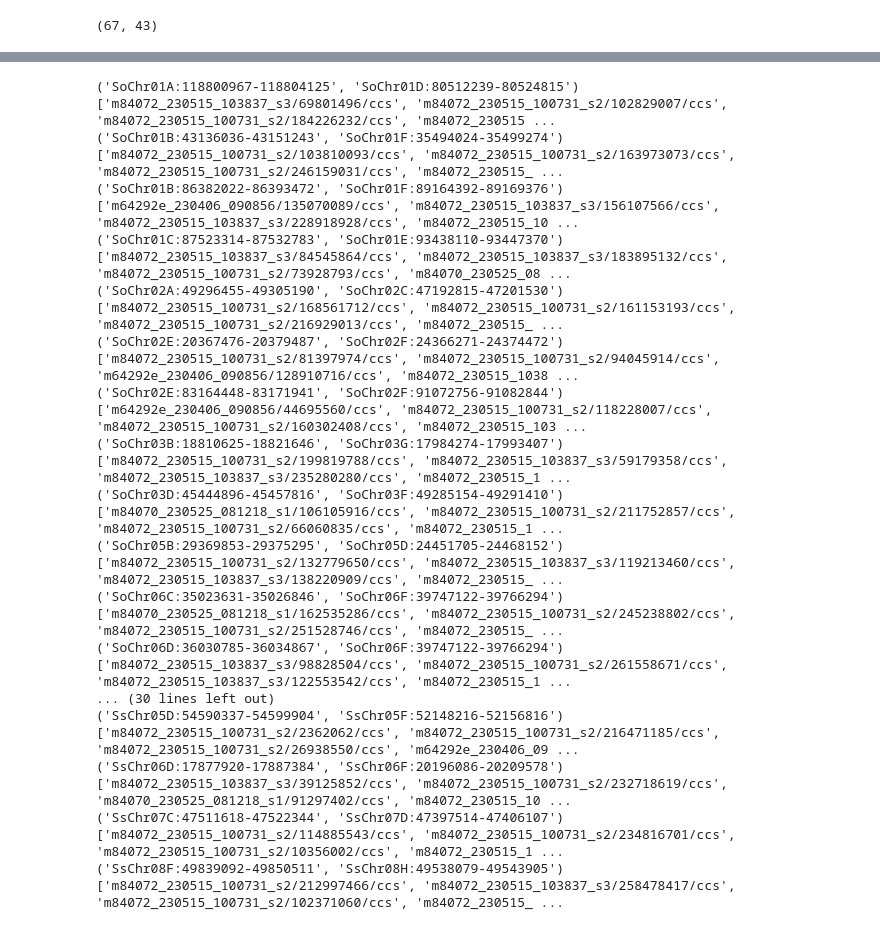
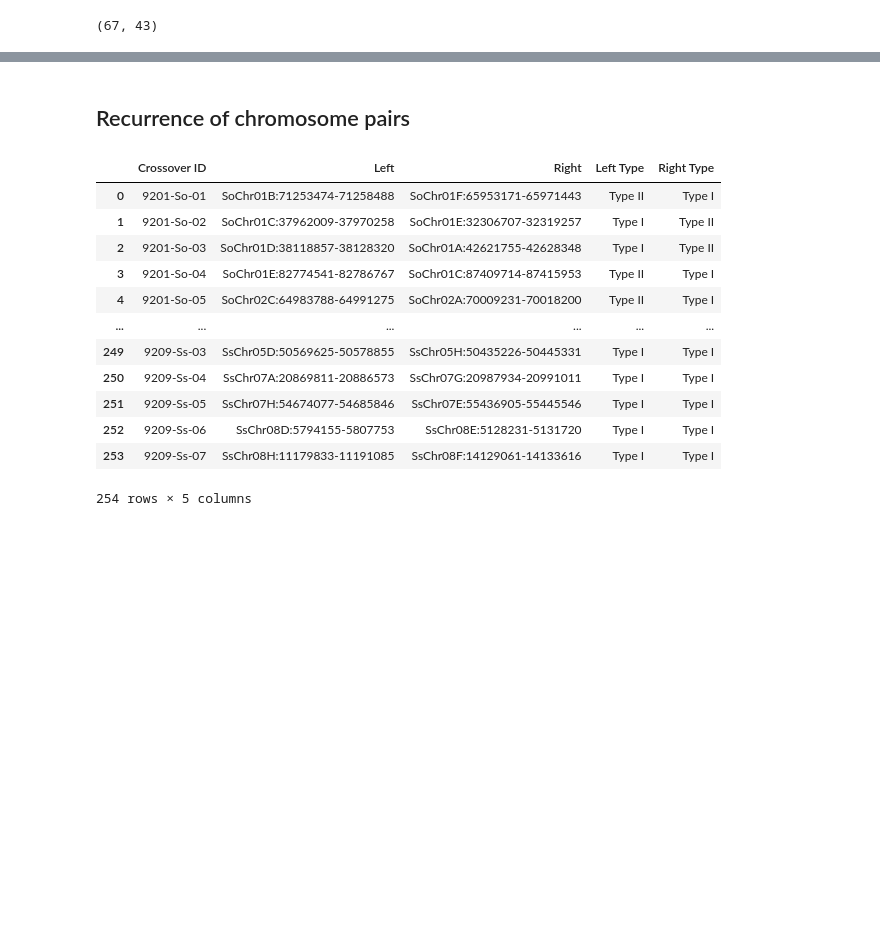
Before and after one commit to tanghaibao/klassify, a Jupyter notebook: notebooks/Breakpoint.ipynb, the cells around one changed output, grey strips where cells are left out. Drawn from its saved outputs; the diff is of its cells as text; code cells hidden in the pictures; blank space fills up the shorter version.

Commit message:
Dev (#36)
* rename to finalize_breakpoints.py

* generate summary table

* Generate 3 files

* Add rois

* update bedgz name

* Add graph

```diff
--- a/notebooks/Breakpoint.ipynb
+++ b/notebooks/Breakpoint.ipynb
@@ -497,23 +476,23 @@ for pair in valid_pairs:
-# %%
-for pair, reads in pair_to_reads.items():
-    if len(reads) < 3:
-        continue
-    print(pair, reads)
-# %% [output]
-('SoChr01A:118800967-118804125', 'SoChr01D:80512239-80524815') ['m84072_230515_103837_s3/69801496/ccs', 'm84072_230515_100731_s2/102829007/ccs', 'm84072_230515_100731_s2/184226232/ccs', 'm84072_230515 ...
-('SoChr01B:43136036-43151243', 'SoChr01F:35494024-35499274') ['m84072_230515_100731_s2/103810093/ccs', 'm84072_230515_100731_s2/163973073/ccs', 'm84072_230515_100731_s2/246159031/ccs', 'm84072_230515_ ...
-('SoChr01B:86382022-86393472', 'SoChr01F:89164392-89169376') ['m64292e_230406_090856/135070089/ccs', 'm84072_230515_103837_s3/156107566/ccs', 'm84072_230515_103837_s3/228918928/ccs', 'm84072_230515_10 ...
-('SoChr01C:87523314-87532783', 'SoChr01E:93438110-93447370') ['m84072_230515_103837_s3/84545864/ccs', 'm84072_230515_103837_s3/183895132/ccs', 'm84072_230515_100731_s2/73928793/ccs', 'm84070_230525_08 ...
-('SoChr02A:49296455-49305190', 'SoChr02C:47192815-47201530') ['m84072_230515_100731_s2/168561712/ccs', 'm84072_230515_100731_s2/161153193/ccs', 'm84072_230515_100731_s2/216929013/ccs', 'm84072_230515_ ...
-('SoChr02E:20367476-20379487', 'SoChr02F:24366271-24374472') ['m84072_230515_100731_s2/81397974/ccs', 'm84072_230515_100731_s2/94045914/ccs', 'm64292e_230406_090856/128910716/ccs', 'm84072_230515_1038 ...
-('SoChr02E:83164448-83171941', 'SoChr02F:91072756-91082844') ['m64292e_230406_090856/44695560/ccs', 'm84072_230515_100731_s2/118228007/ccs', 'm84072_230515_100731_s2/160302408/ccs', 'm84072_230515_103 ...
-('SoChr03B:18810625-18821646', 'SoChr03G:17984274-17993407') ['m84072_230515_100731_s2/199819788/ccs', 'm84072_230515_103837_s3/59179358/ccs', 'm84072_230515_103837_s3/235280280/ccs', 'm84072_230515_1 ...
-('SoChr03D:45444896-45457816', 'SoChr03F:49285154-49291410') ['m84070_230525_081218_s1/106105916/ccs', 'm84072_230515_100731_s2/211752857/ccs', 'm84072_230515_100731_s2/66060835/ccs', 'm84072_230515_1 ...
-('SoChr05B:29369853-29375295', 'SoChr05D:24451705-24468152') ['m84072_230515_100731_s2/132779650/ccs', 'm84072_230515_103837_s3/119213460/ccs', 'm84072_230515_103837_s3/138220909/ccs', 'm84072_230515_ ...
-('SoChr06C:35023631-35026846', 'SoChr06F:39747122-39766294') ['m84070_230525_081218_s1/162535286/ccs', 'm84072_230515_100731_s2/245238802/ccs', 'm84072_230515_100731_s2/251528746/ccs', 'm84072_230515_ ...
-('SoChr06D:36030785-36034867', 'SoChr06F:39747122-39766294') ['m84072_230515_103837_s3/98828504/ccs', 'm84072_230515_100731_s2/261558671/ccs', 'm84072_230515_103837_s3/122553542/ccs', 'm84072_230515_1 ...
-... (30 lines left out)
-('SsChr05D:54590337-54599904', 'SsChr05F:52148216-52156816') ['m84072_230515_100731_s2/2362062/ccs', 'm84072_230515_100731_s2/216471185/ccs', 'm84072_230515_100731_s2/26938550/ccs', 'm64292e_230406_09 ...
-('SsChr06D:17877920-17887384', 'SsChr06F:20196086-20209578') ['m84072_230515_103837_s3/39125852/ccs', 'm84072_230515_100731_s2/232718619/ccs', 'm84070_230525_081218_s1/91297402/ccs', 'm84072_230515_10 ...
-('SsChr07C:47511618-47522344', 'SsChr07D:47397514-47406107') ['m84072_230515_100731_s2/114885543/ccs', 'm84072_230515_100731_s2/234816701/ccs', 'm84072_230515_100731_s2/10356002/ccs', 'm84072_230515_1 ...
-('SsChr08F:49839092-49850511', 'SsChr08H:49538079-49543905') ['m84072_230515_100731_s2/212997466/ccs', 'm84072_230515_103837_s3/258478417/ccs', 'm84072_230515_100731_s2/102371060/ccs', 'm84072_230515_ ...
+# %% [markdown]
+## Recurrence of chromosome pairs
+# %%
+import os.path as op
+import pandas as pd
+
+xls = op.expanduser("~/projects/female-restitution/SoSs-2024/All-F1-breakpoints.xlsx")
+df = pd.read_excel(xls)
+df
+# %% [output]
+|  | Crossover ID | Left | Right | Left Type | Right Type |
+| 0 | 9201-So-01 | SoChr01B:71253474-71258488 | SoChr01F:65953171-65971443 | Type II | Type I |
+| 1 | 9201-So-02 | SoChr01C:37962009-37970258 | SoChr01E:32306707-32319257 | Type I | Type II |
+| 2 | 9201-So-03 | SoChr01D:38118857-38128320 | SoChr01A:42621755-42628348 | Type I | Type II |
+| 3 | 9201-So-04 | SoChr01E:82774541-82786767 | SoChr01C:87409714-87415953 | Type II | Type I |
+| 4 | 9201-So-05 | SoChr02C:64983788-64991275 | SoChr02A:70009231-70018200 | Type II | Type I |
+| ... | ... | ... | ... | ... | ... |
+| 249 | 9209-Ss-03 | SsChr05D:50569625-50578855 | SsChr05H:50435226-50445331 | Type I | Type I |
+| 250 | 9209-Ss-04 | SsChr07A:20869811-20886573 | SsChr07G:20987934-20991011 | Type I | Type I |
+| 251 | 9209-Ss-05 | SsChr07H:54674077-54685846 | SsChr07E:55436905-55445546 | Type I | Type I |
+| 252 | 9209-Ss-06 | SsChr08D:5794155-5807753 | SsChr08E:5128231-5131720 | Type I | Type I |
+| 253 | 9209-Ss-07 | SsChr08H:11179833-11191085 | SsChr08F:14129061-14133616 | Type I | Type I |
+254 rows × 5 columns
```
Also changed, not shown: parts of 4 cells of this notebook, 2 other files.
